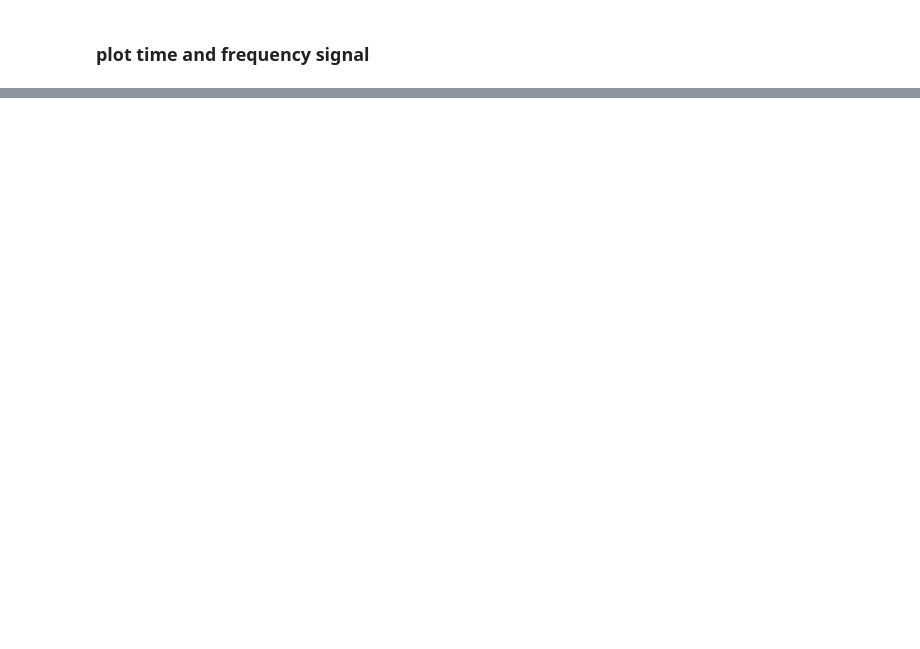
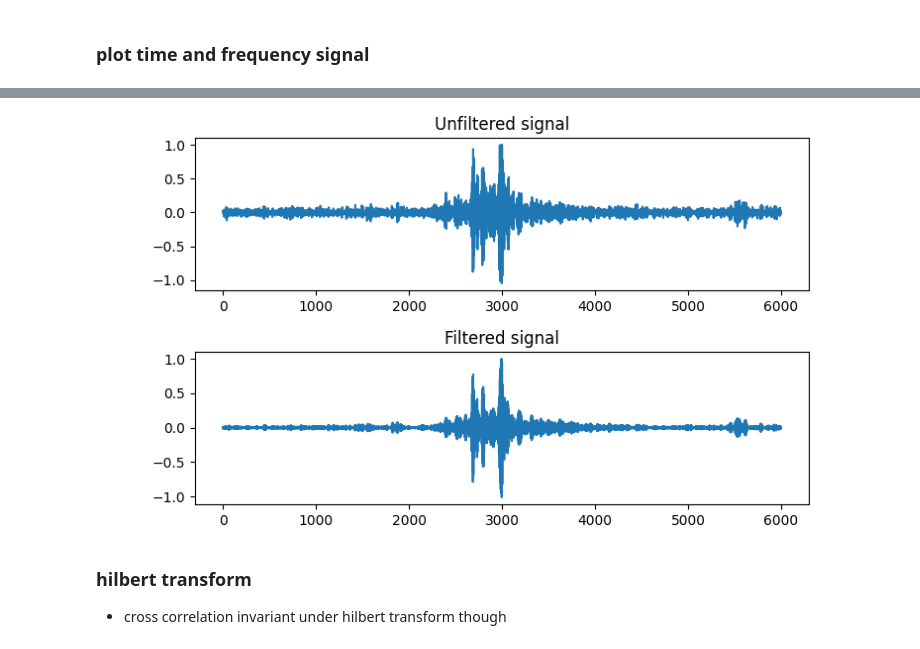
Before and after one commit to bil/watch-calibration, a Jupyter notebook: notebooks/Watch Calibration.ipynb, the cells around one changed output, grey strips where cells are left out. Saved outputs shown, nothing was run; the diff lists cells and outputs as text; code cells hidden in the pictures; blank space fills up the shorter version.

```diff
--- a/notebooks/Watch Calibration.ipynb
+++ b/notebooks/Watch Calibration.ipynb
@@ -162,0 +194,24 @@ ideal last click time: 59.4096
+# %%
+# remove first and last ticks from the signal
+comp_audio = wc.trim_audio(watch_audio)
+
+# filter out frequencies not in the specified band
+freq_band = (6000, 8500)
+filtered_audio = wc.filter_audio(comp_audio, freq_band=freq_band)
+
+# pick random window to display
+win_num = random.randrange(0, len(wc.audio_wins))
+win = wc._normalize(wc.audio_wins[win_num])
+peak = wc.peaks[win_num]
+filt_win = wc._normalize(filtered_audio[peak-wc.window_len//2:peak+wc.window_len//2])
+
+# plot window and filtered version
+wc.plot_wins(win, None, title="Unfiltered signal")
+wc.plot_wins(filt_win, None, title="Filtered signal")
+# %% [output]
+[figure, added]
+[figure, added]
+# %% [markdown]
+### hilbert transform
+
+- cross correlation invariant under hilbert transform though
```
Also changed, not shown: parts of 40 cells of this notebook, 7 other files.
